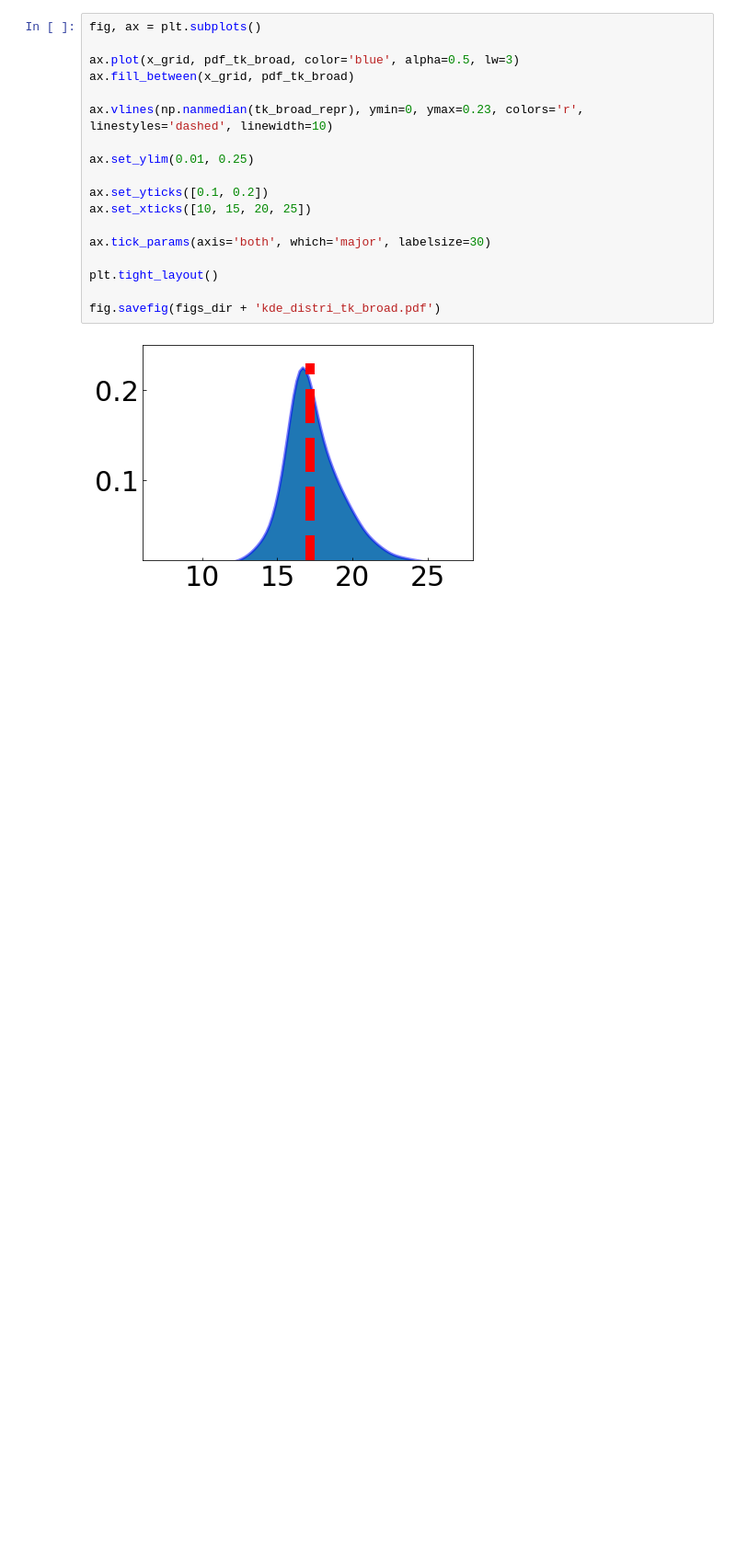
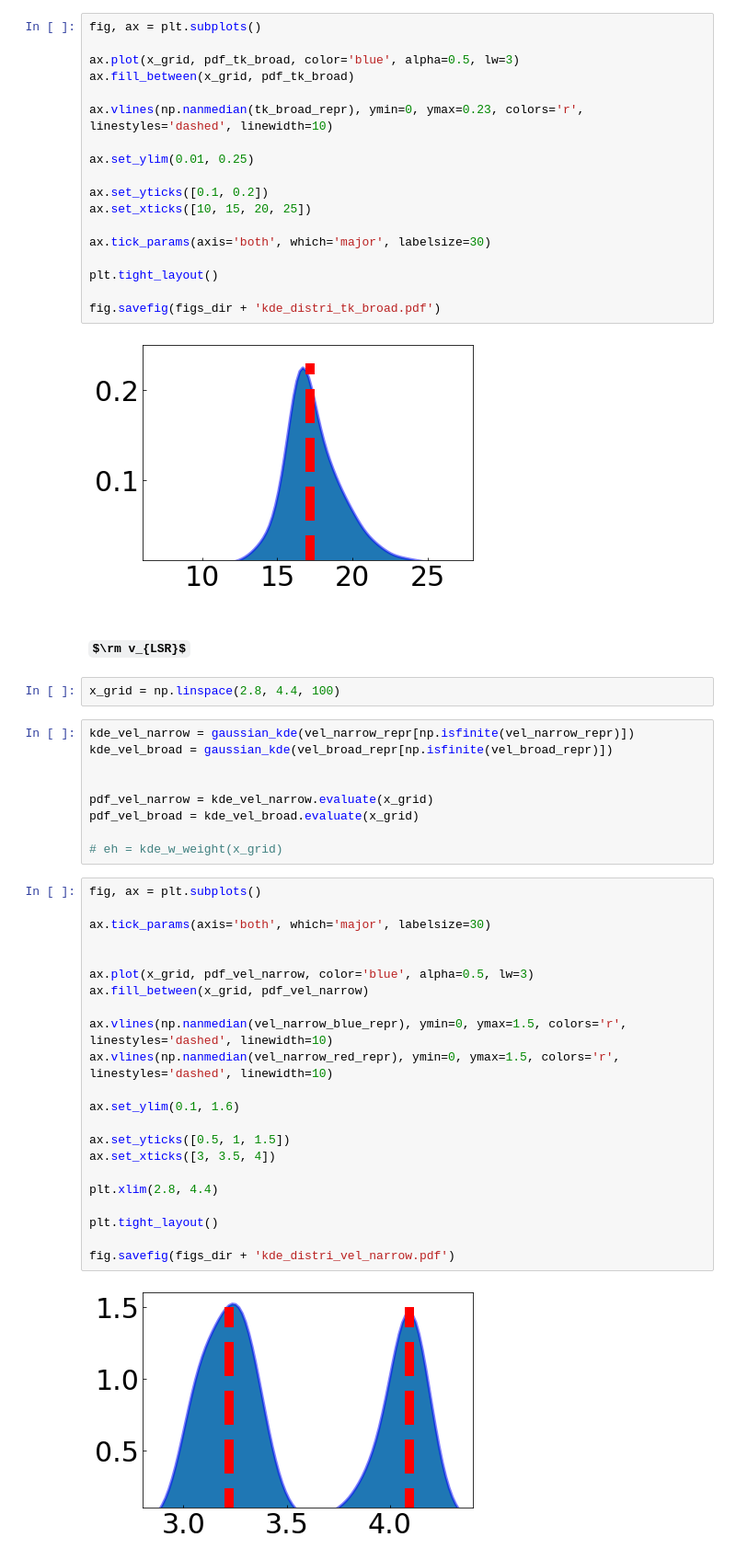
Before and after one commit to SpandanCh/H-MM1_extended_subsonic, a Jupyter notebook: make_figures.ipynb, the cells around one changed output. Shown at 92% size. Drawn from its saved outputs; the diff is of its cells as text; some formulas as TeX source; blank space fills up the shorter version.

Commit message:
added kde distribution plots for vel and sig

```diff
--- a/make_figures.ipynb
+++ b/make_figures.ipynb
@@ -997,3 +999,40 @@ plt.tight_layout()
 fig.savefig(figs_dir + 'kde_distri_tk_broad.pdf')
 # %% [output]
 [figure]
+# %% [markdown]
+### $\rm v_{LSR}$
+# %%
+x_grid = np.linspace(2.8, 4.4, 100)
+# %%
+kde_vel_narrow = gaussian_kde(vel_narrow_repr[np.isfinite(vel_narrow_repr)])
+kde_vel_broad = gaussian_kde(vel_broad_repr[np.isfinite(vel_broad_repr)])
+
+
+pdf_vel_narrow = kde_vel_narrow.evaluate(x_grid)
+pdf_vel_broad = kde_vel_broad.evaluate(x_grid)
+
+# eh = kde_w_weight(x_grid)
+# %%
+fig, ax = plt.subplots()
+
+ax.tick_params(axis='both', which='major', labelsize=30)
+
+
+ax.plot(x_grid, pdf_vel_narrow, color='blue', alpha=0.5, lw=3)
+ax.fill_between(x_grid, pdf_vel_narrow)
+
+ax.vlines(np.nanmedian(vel_narrow_blue_repr), ymin=0, ymax=1.5, colors='r', linestyles='dashed', linewidth=10)
+ax.vlines(np.nanmedian(vel_narrow_red_repr), ymin=0, ymax=1.5, colors='r', linestyles='dashed', linewidth=10)
+
+ax.set_ylim(0.1, 1.6)
+
+ax.set_yticks([0.5, 1, 1.5])
+ax.set_xticks([3, 3.5, 4])
+
+plt.xlim(2.8, 4.4)
+
+plt.tight_layout()
+
+fig.savefig(figs_dir + 'kde_distri_vel_narrow.pdf')
+# %% [output]
+[figure, added]
```
Also changed, not shown: parts of 8 cells of this notebook, 6 other files.
